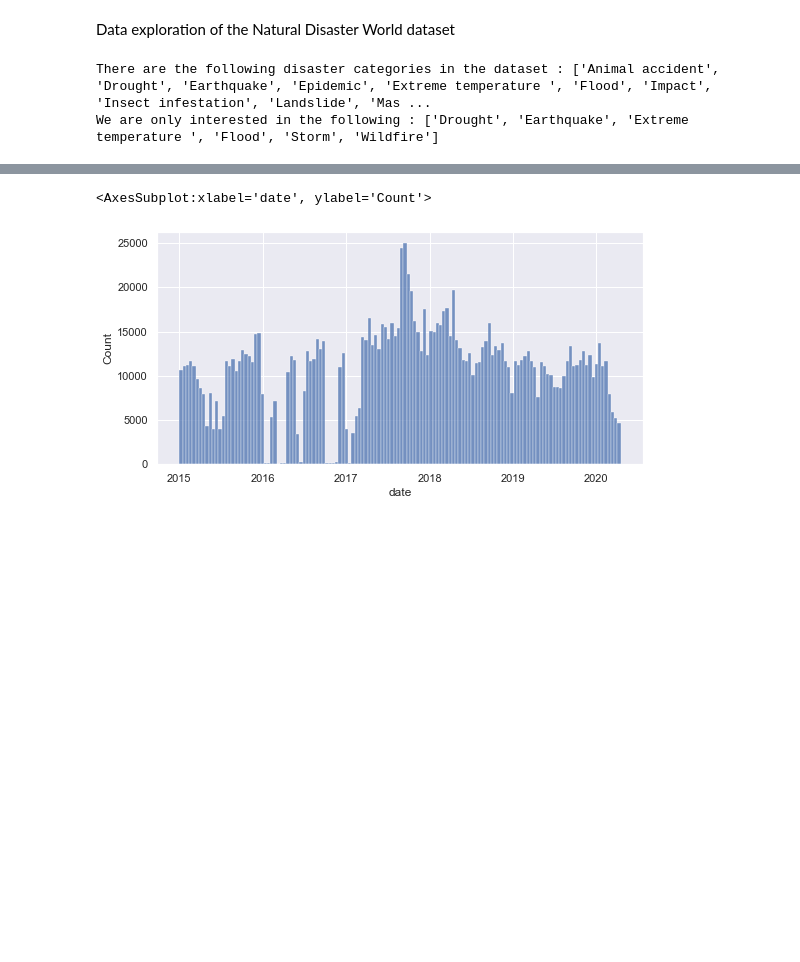
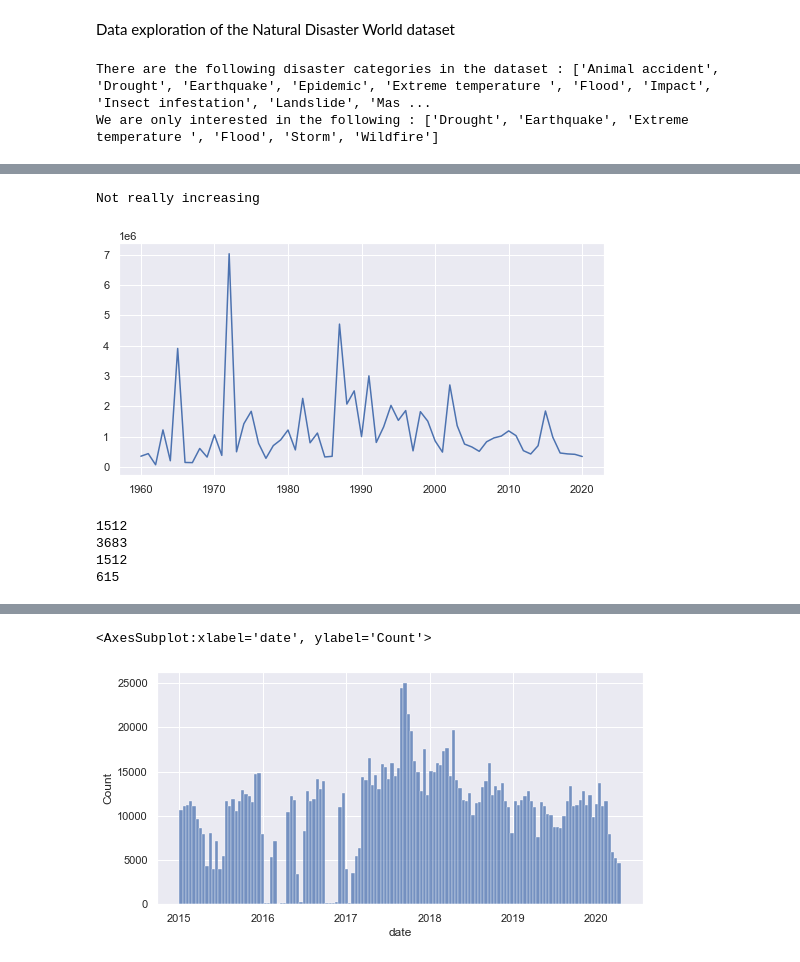
Before and after one commit to epfl-ada/ada-2021-project-marietan-ghariani-bracone-karimi, a Jupyter notebook: project.ipynb, the cells around one changed output, grey strips where cells are left out. Drawn from its saved outputs; the diff is of its cells as text; code cells hidden in the pictures; blank space fills up the shorter version.

```diff
--- a/project.ipynb
+++ b/project.ipynb
@@ -200,0 +223,20 @@ fig.tight_layout()
+# %%
+# How many people are affected by natural disasters over the years
+nd_affected = nd_world.dropna(subset=['No Affected']).copy()
+nd_affected['count'] = 1
+#nd_affected.groupby('Year').sum()['No Affected'].plot()
+nd_affected = nd_affected.groupby('Year').sum()[['count','No Affected']].reset_index().apply(lambda x : x['No Affected']/x['count'], axis=1)
+plt.plot(list(range(1960,2021)),nd_affected.values)
+print('Not really increasing')
+# %% [output]
+Not really increasing
+[figure, added]
+# %%
+print(len(nd_world.drop_duplicates(subset=["Total Damages ('000 US$)"])))
+print(len(nd_world.drop_duplicates(subset=["Total Damages, Adjusted ('000 US$)"])))
+print(len(nd_world.drop_duplicates(subset=["Total Deaths"])))
+# %% [output]
+1512
+3683
+1512
+615
```
Also changed, not shown: parts of 16 cells of this notebook, 4 other files.
